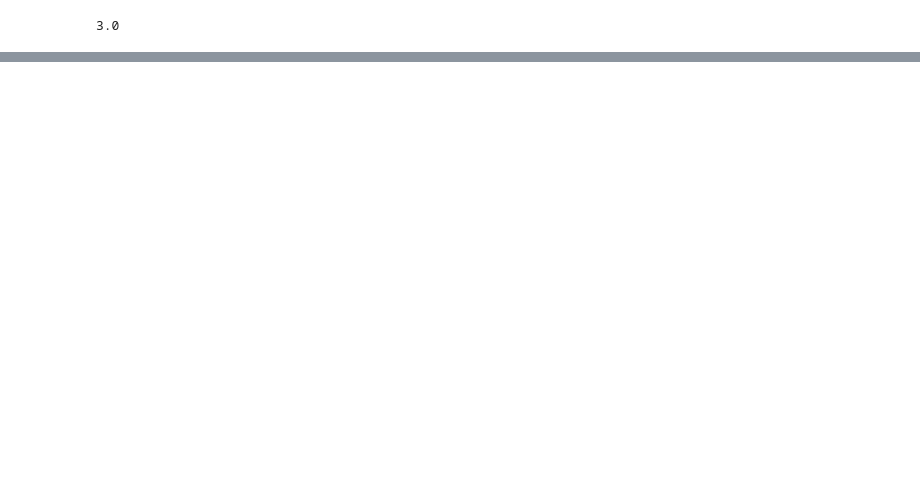
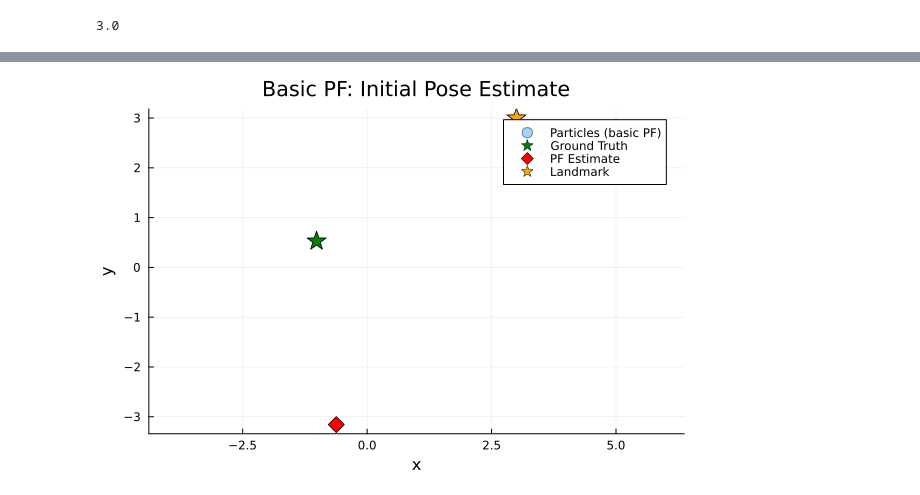
Before and after one commit to squarerootminusone/pmi, a Jupyter notebook: paul/localization.ipynb, the cells around one changed output, grey strips where cells are left out. Saved outputs shown, nothing was run; the diff lists cells and outputs as text; code cells hidden in the pictures; blank space fills up the shorter version.

```diff
--- a/paul/localization.ipynb
+++ b/paul/localization.ipynb
@@ -155,0 +166,12 @@ display(p)
+# %%
+# Setup: Create observation constraints (range + heading)
+obs_constraints = choicemap()
+for t in 0:T
+    obs_constraints[(:obs, t)] = observations[t+1]
+    obs_constraints[(:obs_theta, t)] = observations_theta[t+1]  # NEW: heading observations
+end
+
+println("Ground truth initial pose:")
+println("x0 = ", round(x0_true, digits=3))
+println("y0 = ", round(y0_true, digits=3))
+println("θ0 = ", round(theta0_true, digits=3))
@@ -155,0 +350,26 @@ display(p)
+# %%
+# Visualize basic PF particle distribution
+pf_basic_x0 = [tr[:x0] for tr in state_pf_basic.traces]
+pf_basic_y0 = [tr[:y0] for tr in state_pf_basic.traces]
+
+p = scatter(pf_basic_x0, pf_basic_y0,
+    alpha=0.4, markersize=4, label="Particles (basic PF)",
+    xlabel="x", ylabel="y",
+    title="Basic PF: Initial Pose Estimate",
+    aspect_ratio=:equal)
+
+# Ground truth
+scatter!(p, [x0_true], [y0_true],
+    markersize=10, color=:green, markershape=:star5, label="Ground Truth")
+
+# PF estimate (mean)
+scatter!(p, [x0_pf_basic], [y0_pf_basic],
+    markersize=8, color=:red, markershape=:diamond, label="PF Estimate")
+
+# Landmark
+scatter!(p, [LANDMARK_X], [LANDMARK_Y],
+    markersize=10, color=:orange, markershape=:star5, label="Landmark")
+
+display(p)
+# %% [output]
+[figure, added]
```
Also changed, not shown: parts of 24 cells of this notebook, 3 other files.
